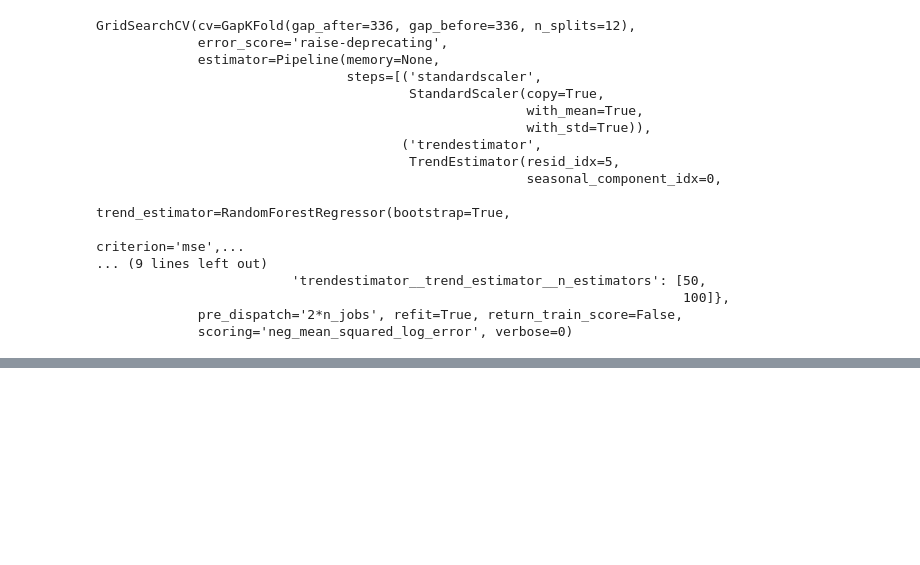
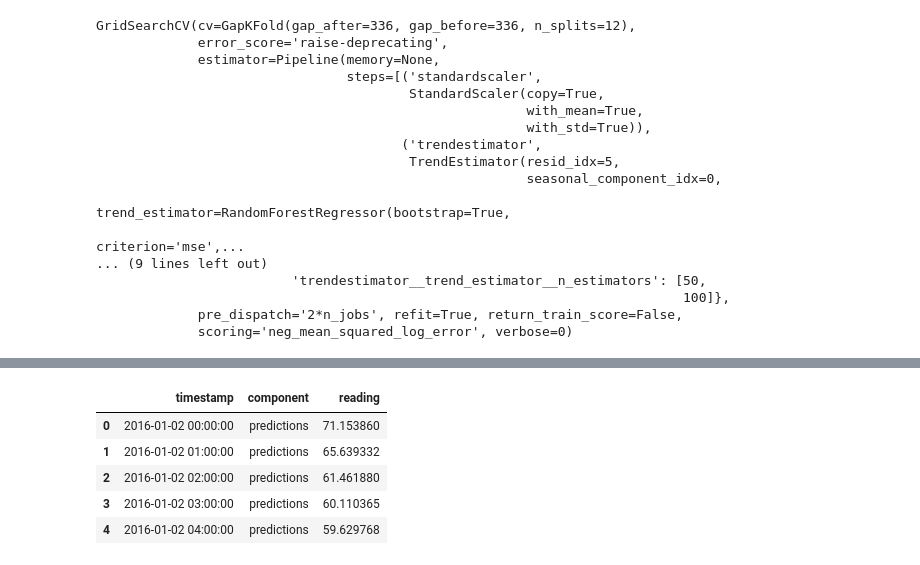
Before and after one commit to edouardArgenson/ASHRAE_great_energy_predictor, a Jupyter notebook: notebooks/building_1176_study/building_1176_seasonal_trend_benchmark.ipynb, the cells around one changed output, grey strips where cells are left out. Saved outputs shown, nothing was run; the diff lists cells and outputs as text; code cells hidden in the pictures; blank space fills up the shorter version.

```diff
--- a/notebooks/building_1176_study/building_1176_seasonal_trend_benchmark.ipynb
+++ b/notebooks/building_1176_study/building_1176_seasonal_trend_benchmark.ipynb
@@ -806,0 +751,11 @@ cross_val_score(
+# %%
+preds_df_melt = pd.melt(preds_df.reset_index(inplace=False), id_vars='timestamp',
+                                 var_name='component', value_name = 'reading')
+preds_df_melt.head()
+# %% [output]
+|  | timestamp | component | reading |
+| 0 | 2016-01-02 00:00:00 | predictions | 71.153860 |
+| 1 | 2016-01-02 01:00:00 | predictions | 65.639332 |
+| 2 | 2016-01-02 02:00:00 | predictions | 61.461880 |
+| 3 | 2016-01-02 03:00:00 | predictions | 60.110365 |
+| 4 | 2016-01-02 04:00:00 | predictions | 59.629768 |
```
Also changed, not shown: parts of 37 cells of this notebook.
